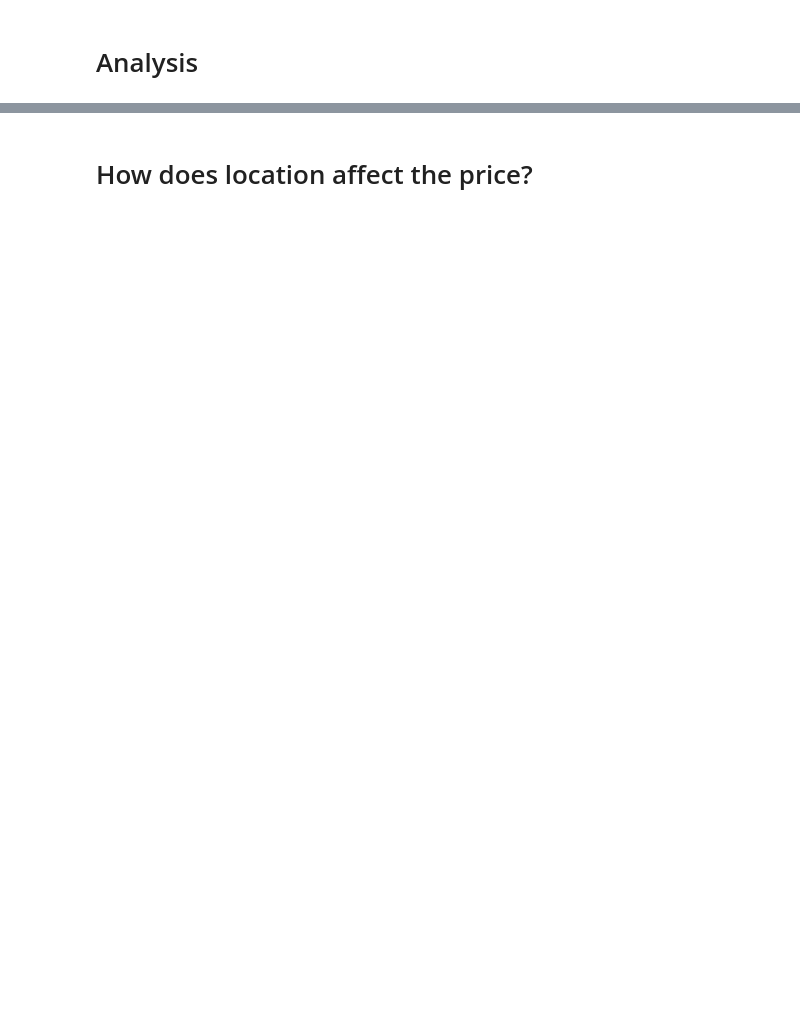
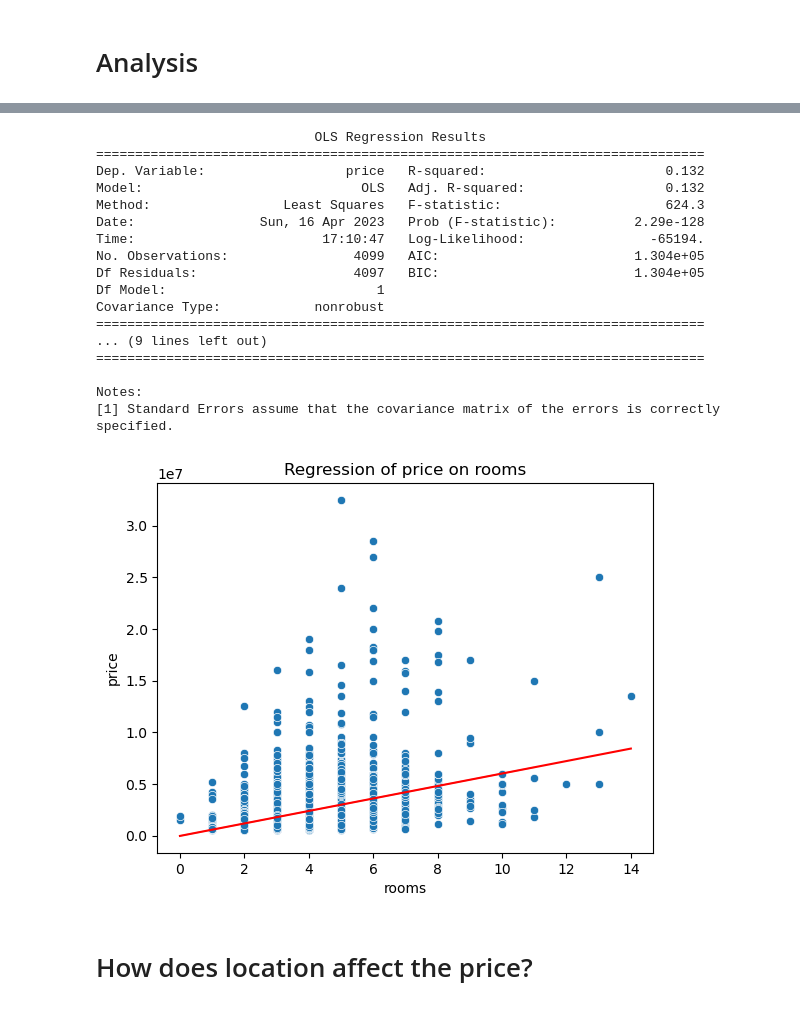
Before and after one commit to NumEconCopenhagen/projects-2023-philx2-nico, a Jupyter notebook: dataproject/dataproject.ipynb, the cells around one changed output, grey strips where cells are left out. Drawn from its saved outputs; the diff is of its cells as text; code cells hidden in the pictures; blank space fills up the shorter version.

```diff
--- a/dataproject/dataproject.ipynb
+++ b/dataproject/dataproject.ipynb
@@ -81,3 +162,33 @@ analysis.descriptive_statistics('price')
+# %%
+# Define the independent and dependent variables
+X = analysis.data[['rooms']]
+y = analysis.data['price']
+
+# Fit the OLS model and print the summary
+summary = analysis.OLS(X, y)
+print(summary)
+
+# Plot the data with the regression line
+analysis.plot_regression(X, y)
+# %% [output]
+                            OLS Regression Results
+==============================================================================
+Dep. Variable:                  price   R-squared:                       0.132
+Model:                            OLS   Adj. R-squared:                  0.132
+Method:                 Least Squares   F-statistic:                     624.3
+Date:                Sun, 16 Apr 2023   Prob (F-statistic):          2.29e-128
+Time:                        17:10:47   Log-Likelihood:                -65194.
+No. Observations:                4099   AIC:                         1.304e+05
+Df Residuals:                    4097   BIC:                         1.304e+05
+Df Model:                           1
+Covariance Type:            nonrobust
+==============================================================================
+... (9 lines left out)
+==============================================================================
+
+Notes:
+[1] Standard Errors assume that the covariance matrix of the errors is correctly specified.
+[figure, added]
 # %% [markdown]
 # How does location affect the price?
 # %% [markdown]
```
Also changed, not shown: parts of 32 cells of this notebook, 3 other files.
